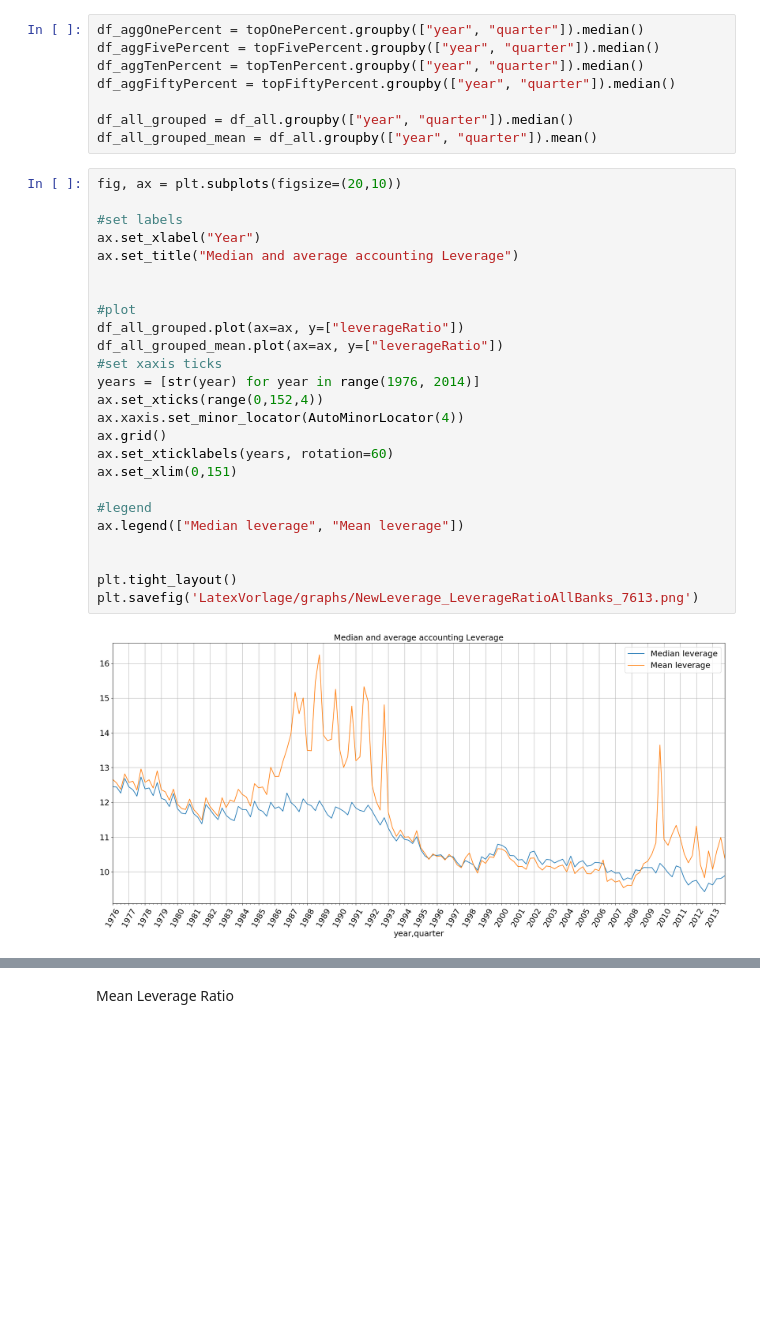
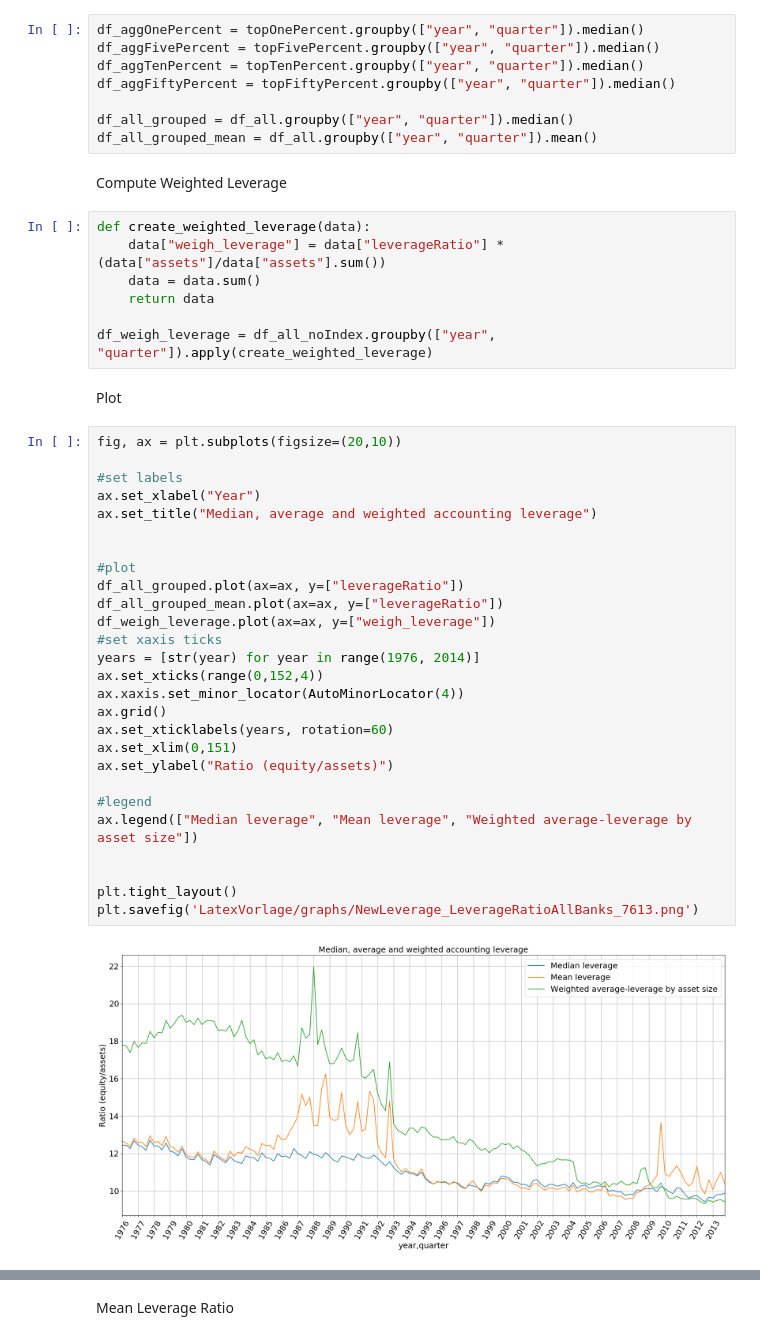
Before and after one commit to Alex-Telonic/BachelorThesisASch, a Jupyter notebook: NewLeverage.ipynb, the cells around one changed output, grey strips where cells are left out. Saved outputs shown, nothing was run; the diff lists cells and outputs as text; blank space fills up the shorter version.

```diff
--- a/NewLeverage.ipynb
+++ b/NewLeverage.ipynb
@@ -136,33 +136,46 @@ df_aggFiftyPercent = topFiftyPercent.groupby(["year", "quarter"]).median()
 
 df_all_grouped = df_all.groupby(["year", "quarter"]).median()
 df_all_grouped_mean = df_all.groupby(["year", "quarter"]).mean()
+# %% [markdown]
+Compute Weighted Leverage
+# %%
+def create_weighted_leverage(data):
+    data["weigh_leverage"] = data["leverageRatio"] * (data["assets"]/data["assets"].sum())
+    data = data.sum()
+    return data
+
+df_weigh_leverage = df_all_noIndex.groupby(["year", "quarter"]).apply(create_weighted_leverage)
+# %% [markdown]
+Plot
 # %%
 fig, ax = plt.subplots(figsize=(20,10))
 
 #set labels
 ax.set_xlabel("Year")
-ax.set_title("Median and average accounting Leverage")
+ax.set_title("Median, average and weighted accounting leverage")
 
 
 #plot
 df_all_grouped.plot(ax=ax, y=["leverageRatio"])
 df_all_grouped_mean.plot(ax=ax, y=["leverageRatio"])
+df_weigh_leverage.plot(ax=ax, y=["weigh_leverage"])
 #set xaxis ticks
 years = [str(year) for year in range(1976, 2014)]
 ax.set_xticks(range(0,152,4))
 ax.xaxis.set_minor_locator(AutoMinorLocator(4))
 ax.grid()
 ax.set_xticklabels(years, rotation=60)
 ax.set_xlim(0,151)
+ax.set_ylabel("Ratio (equity/assets)")
 
 #legend
-ax.legend(["Median leverage", "Mean leverage"])
+ax.legend(["Median leverage", "Mean leverage", "Weighted average-leverage by asset size"])
 
 
 plt.tight_layout()
 plt.savefig('LatexVorlage/graphs/NewLeverage_LeverageRatioAllBanks_7613.png')
 # %% [output]
-[figure, old version]
+[figure, new version]
 # %%
 
 
```
Also changed, not shown: parts of 16 cells of this notebook, 14 other files.
